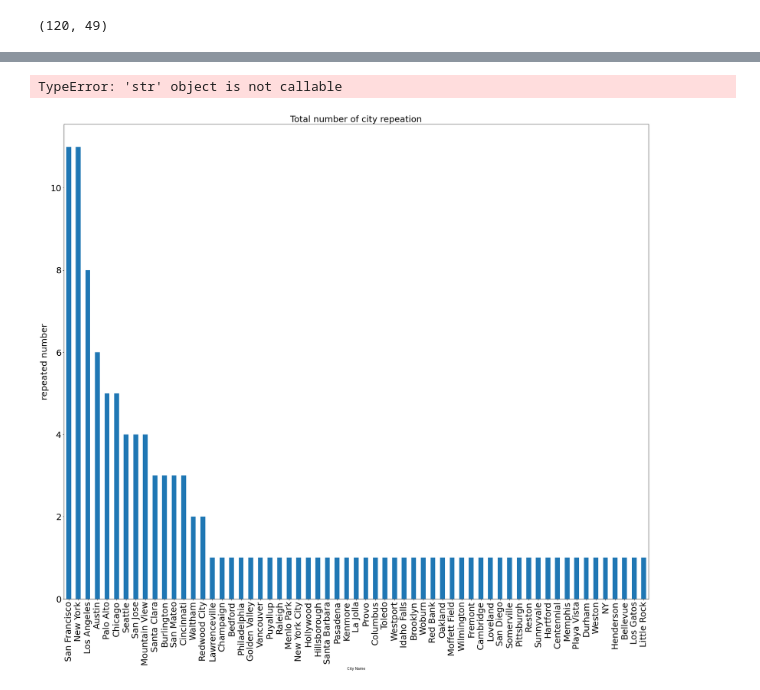
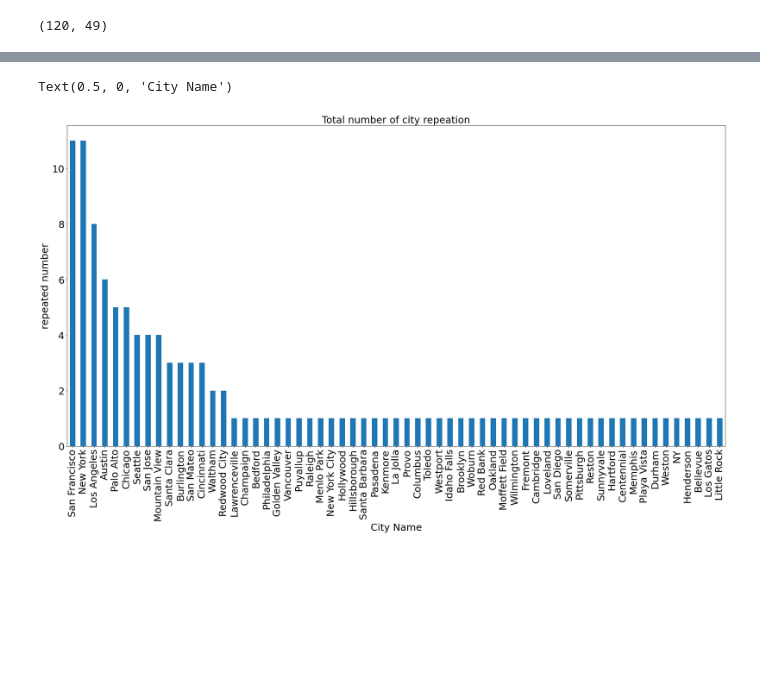
Before and after one commit to vaibhav0077/100-Days-Of-Machine-Learning, a Jupyter notebook: Day 4 of 100 days ML/Day 4 of 100 days ML .ipynb, the cells around one changed output, grey strips where cells are left out. Saved outputs shown, nothing was run; the diff lists cells and outputs as text; code cells hidden in the pictures; blank space fills up the shorter version.

```diff
--- a/Day 4 of 100 days ML/Day 4 of 100 days ML .ipynb
+++ b/Day 4 of 100 days ML/Day 4 of 100 days ML .ipynb
@@ -185,10 +185,10 @@ ID     1
 AR     1
 Name: state_code, dtype: int64
 # %%
-df['city'].value_counts().plot(kind='bar', figsize =(30,25), fontsize=25, xlabel='City Name')
+df['city'].value_counts().plot(kind='bar', figsize =(30,15), fontsize=25)
 plt.ylabel("repeated number", fontsize=25)
 plt.title("Total number of city repeation", fontsize=25)
 plt.xlabel("City Name", fontsize=25)
 # %% [output]
-TypeError: 'str' object is not callable
+Text(0.5, 0, 'City Name')
-[figure, old version]
+[figure, new version]
```
Also changed, not shown: parts of 3 cells of this notebook, 10 other files.
